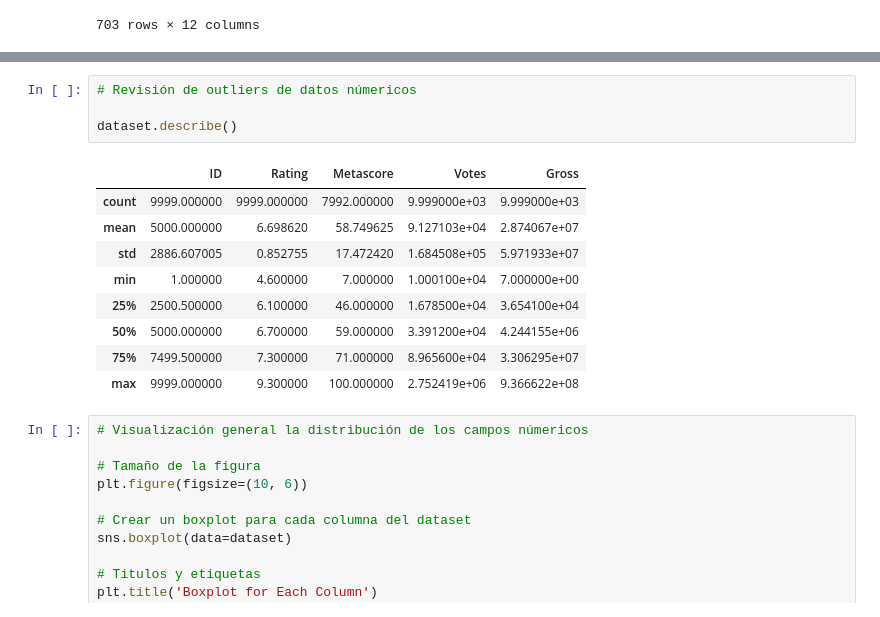
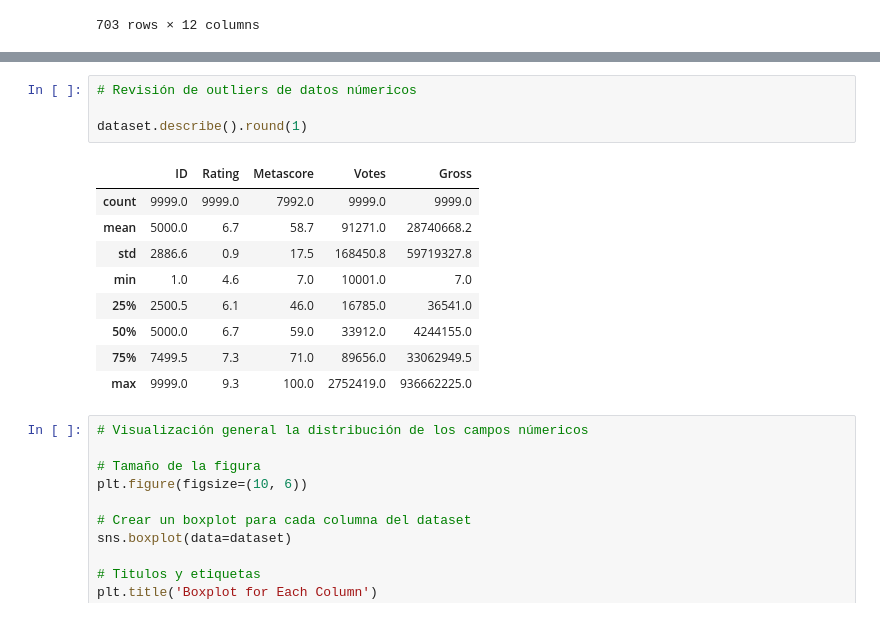
Before and after one commit to JeanetteLeon/Python_Proyecto_Final, a Jupyter notebook: notebooks/01_Analisis_Exploratorio.ipynb, the cells around one changed output, grey strips where cells are left out. Cells and saved outputs as stored; diff of their text form.

```diff
--- a/notebooks/01_Analisis_Exploratorio.ipynb
+++ b/notebooks/01_Analisis_Exploratorio.ipynb
@@ -244,17 +243,17 @@ See the caveats in the documentation: https://pandas.pydata.org/pandas-docs/stab
 # %%
 # Revisión de outliers de datos númericos
 
-dataset.describe()
+dataset.describe().round(1)
 # %% [output]
 |  | ID | Rating | Metascore | Votes | Gross |
-| count | 9999.000000 | 9999.000000 | 7992.000000 | 9.999000e+03 | 9.999000e+03 |
-| mean | 5000.000000 | 6.698620 | 58.749625 | 9.127103e+04 | 2.874067e+07 |
-| std | 2886.607005 | 0.852755 | 17.472420 | 1.684508e+05 | 5.971933e+07 |
-| min | 1.000000 | 4.600000 | 7.000000 | 1.000100e+04 | 7.000000e+00 |
-| 25% | 2500.500000 | 6.100000 | 46.000000 | 1.678500e+04 | 3.654100e+04 |
-| 50% | 5000.000000 | 6.700000 | 59.000000 | 3.391200e+04 | 4.244155e+06 |
-| 75% | 7499.500000 | 7.300000 | 71.000000 | 8.965600e+04 | 3.306295e+07 |
-| max | 9999.000000 | 9.300000 | 100.000000 | 2.752419e+06 | 9.366622e+08 |
+| count | 9999.0 | 9999.0 | 7992.0 | 9999.0 | 9999.0 |
+| mean | 5000.0 | 6.7 | 58.7 | 91271.0 | 28740668.2 |
+| std | 2886.6 | 0.9 | 17.5 | 168450.8 | 59719327.8 |
+| min | 1.0 | 4.6 | 7.0 | 10001.0 | 7.0 |
+| 25% | 2500.5 | 6.1 | 46.0 | 16785.0 | 36541.0 |
+| 50% | 5000.0 | 6.7 | 59.0 | 33912.0 | 4244155.0 |
+| 75% | 7499.5 | 7.3 | 71.0 | 89656.0 | 33062949.5 |
+| max | 9999.0 | 9.3 | 100.0 | 2752419.0 | 936662225.0 |
 # %%
 # Visualización general la distribución de los campos númericos
 
```
Also changed, not shown: parts of 1 cell of this notebook.
